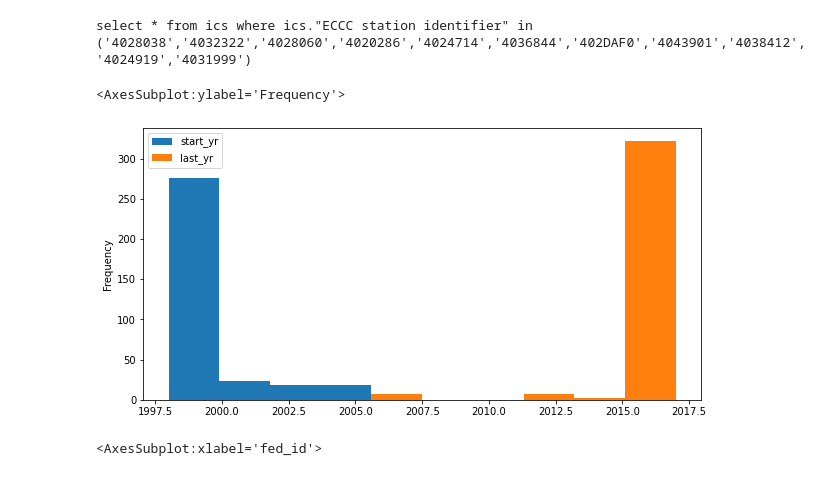
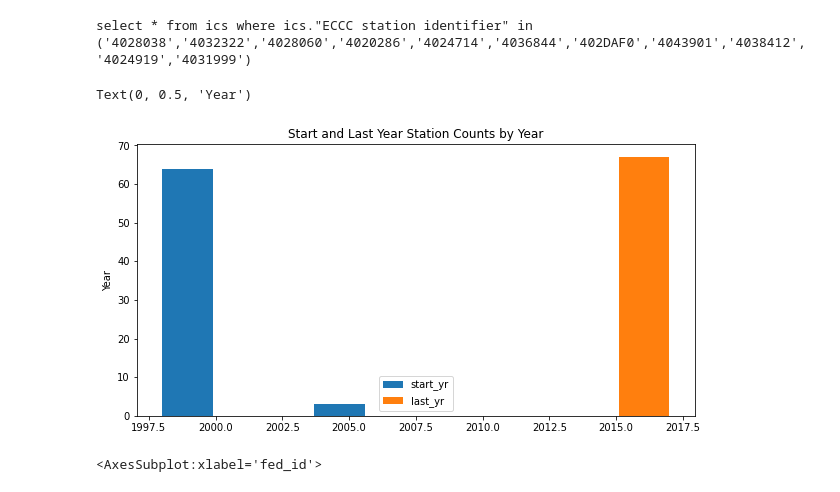
Before and after one commit to Forest-Fire-Research/climate, a Jupyter notebook: EDA_ICS_Data.ipynb, the cells around one changed output. Saved outputs shown, nothing was run; the diff lists cells and outputs as text; code cells hidden in the pictures.

```diff
--- a/EDA_ICS_Data.ipynb
+++ b/EDA_ICS_Data.ipynb
@@ -12,25 +12,25 @@ TABLE_NAME="division_station"
 # %%
 engine = create_engine(f"{DATABASE_TYPE}://{USERNAME}:{PASSWORD}@{HOST}:{PORT}/{DATABASE_NAME}")
 # %%
-division_list_query = f"""select distinct(ds."FEDUID") from {TABLE_NAME} ds"""
+division_list_query = f"""select distinct(ds.cid) from {TABLE_NAME} ds"""
 
 distinct_flag_values = lambda flag_name: f"""select distinct(ics."{flag_name}") from ics"""
 
-stations_in_subdivision = lambda feduid: f"""select distinct(ds."climate_ID") from {TABLE_NAME} ds where ds."FEDUID" = {feduid}"""
+stations_in_subdivision = lambda feduid: f"""select distinct(ds."climate_ID") from {TABLE_NAME} ds where ds.cid = {feduid}"""
 
 station_data_query = lambda staion_id: f"""select * from ics where ics."ECCC station identifier" in ('{"','".join(map(str, staion_id))}')"""
 
 start_end_date_per_division_query = """
     select
-        yd."FEDUID" as fed_id ,
+        yd.cid as fed_id ,
         min(yd.first_yr) as start_yr,
         max(yd.last_yr) as last_yr
     from (
-        select ds."FEDUID", im."climate_ID", im.first_yr, im.last_yr
+        select ds.cid, im."climate_ID", im.first_yr, im.last_yr
         from division_station ds
         inner join ics_meta im
             on im."climate_ID"  = ds."climate_ID") as yd
-    group by (yd."FEDUID")
+    group by (yd.cid)
 """
 
 station_count_per_division_query = """
@@ -69,11 +59,17 @@ print(station_data_query(station_id_list))
 select * from ics where ics."ECCC station identifier" in ('4028038','4032322','4028060','4020286','4024714','4036844','402DAF0','4043901','4038412','4024919','4031999')
 # %%
 start_end_year_df = pd.read_sql(start_end_date_per_division_query, con=engine)
-# %%
-start_end_year_df[['start_yr','last_yr']].plot(kind="hist", figsize=(10,5))
-# %% [output]
-<AxesSubplot:ylabel='Frequency'>
-[figure, removed]
+# %%
+ax = start_end_year_df[['start_yr','last_yr']].rename({
+    'start_yr': 'Start Year',
+    'last_yr': 'Last Year',
+}).plot(kind="hist", figsize=(10,5))
+
+ax.set_title("Start and Last Year Station Counts by Year")
+ax.set_ylabel("Year")
+# %% [output]
+Text(0, 0.5, 'Year')
+[figure, added]
 # %%
 station_count_df = pd.read_sql(station_count_per_division_query, con=engine).sort_values('station_count')
 # %%
```
Also changed, not shown: parts of 2 cells of this notebook, 4 other files.
